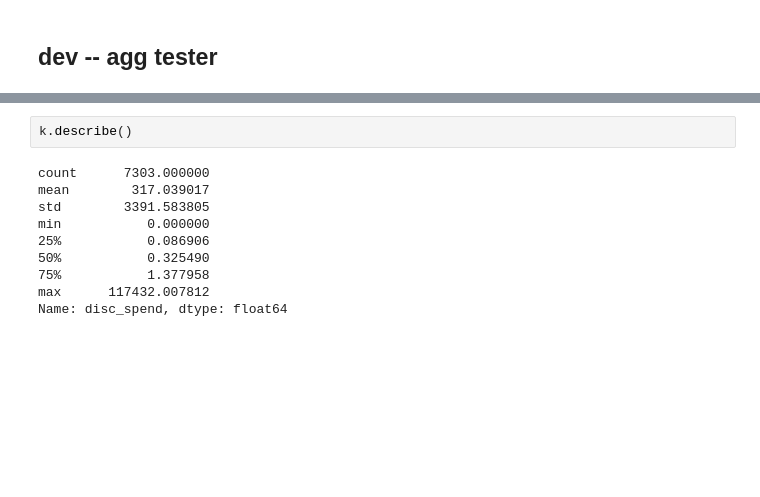
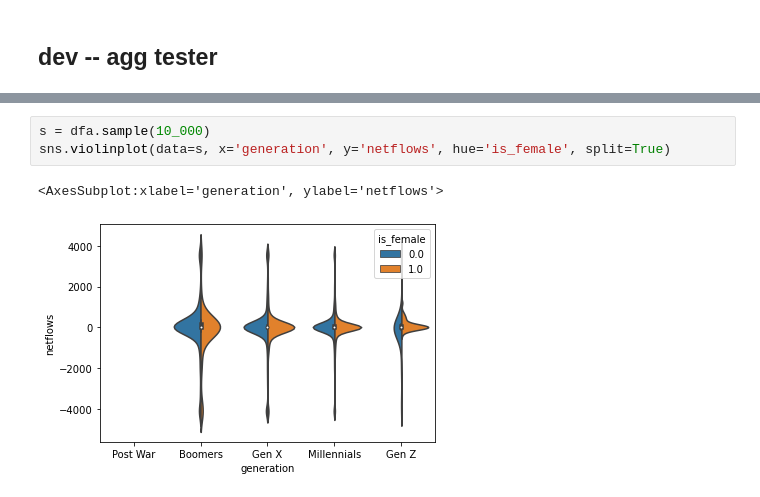
Before and after one commit to fabiangunzinger/mdb_eval, a Jupyter notebook: notebooks/scratchpad.ipynb, the cells around one changed output, grey strips where cells are left out. Saved outputs shown, nothing was run; the diff lists cells and outputs as text; blank space fills up the shorter version.

```diff
--- a/notebooks/scratchpad.ipynb
+++ b/notebooks/scratchpad.ipynb
@@ -135,12 +87,6 @@ Name: disc_spend, Length: 7303, dtype: float64
-# %%
-k.describe()
-# %% [output]
-count      7303.000000
-mean        317.039017
-std        3391.583805
-min           0.000000
-25%           0.086906
-50%           0.325490
-75%           1.377958
-max      117432.007812
-Name: disc_spend, dtype: float64
+# %%
+s = dfa.sample(10_000)
+sns.violinplot(data=s, x='generation', y='netflows', hue='is_female', split=True)
+# %% [output]
+<AxesSubplot:xlabel='generation', ylabel='netflows'>
+[figure, added]
```
Also changed, not shown: parts of 11 cells of this notebook, 13 other files.
